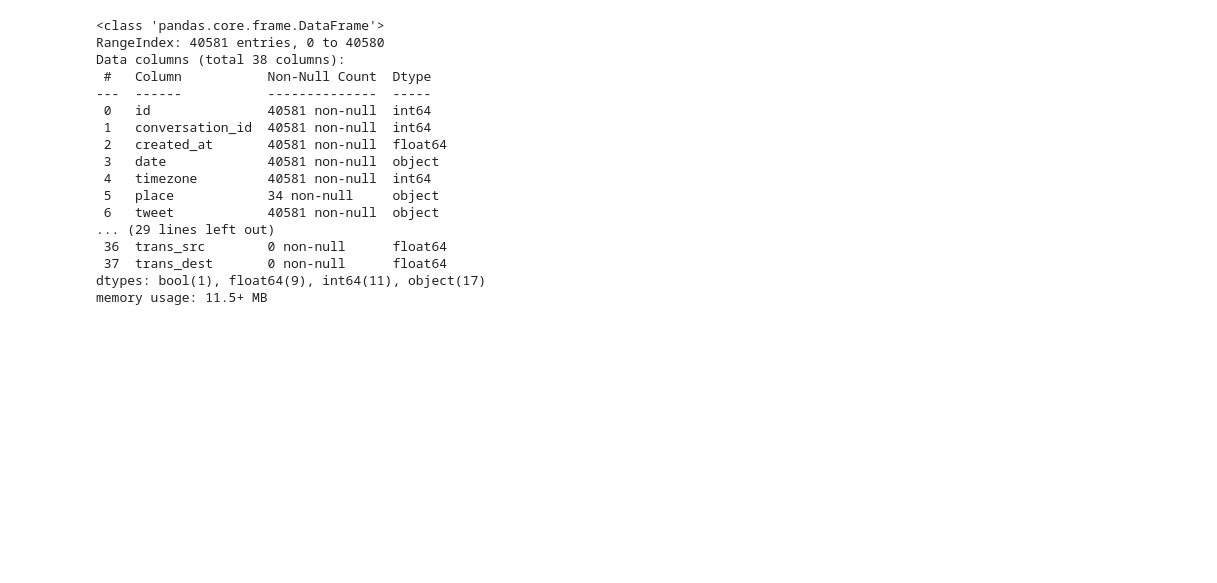
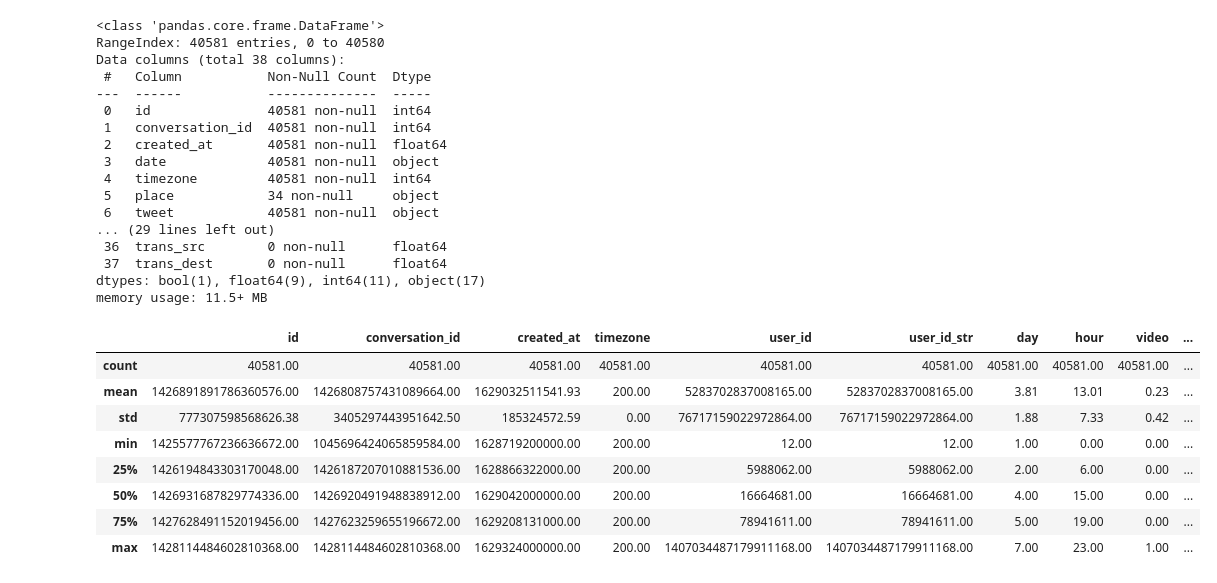
Before and after one commit to julianmelero/twitter-ai, a Jupyter notebook: Analysis/basic.ipynb, the cells around one changed output. Drawn from its saved outputs; the diff is of its cells as text; code cells hidden in the pictures; blank space fills up the shorter version.

```diff
--- a/Analysis/basic.ipynb
+++ b/Analysis/basic.ipynb
@@ -108,3 +131,15 @@ Data columns (total 38 columns):
  37  trans_dest       0 non-null      float64
 dtypes: bool(1), float64(9), int64(11), object(17)
 memory usage: 11.5+ MB
+# %%
+tweets.describe()
+# %% [output]
+|  | id | conversation_id | created_at | timezone | user_id | user_id_str | day | hour | video | ... |
+| count | 40581.00 | 40581.00 | 40581.00 | 40581.00 | 40581.00 | 40581.00 | 40581.00 | 40581.00 | 40581.00 | ... |
+| mean | 1426891891786360576.00 | 1426808757431089664.00 | 1629032511541.93 | 200.00 | 5283702837008165.00 | 5283702837008165.00 | 3.81 | 13.01 | 0.23 | ... |
+| std | 777307598568626.38 | 3405297443951642.50 | 185324572.59 | 0.00 | 76717159022972864.00 | 76717159022972864.00 | 1.88 | 7.33 | 0.42 | ... |
+| min | 1425577767236636672.00 | 1045696424065859584.00 | 1628719200000.00 | 200.00 | 12.00 | 12.00 | 1.00 | 0.00 | 0.00 | ... |
+| 25% | 1426194843303170048.00 | 1426187207010881536.00 | 1628866322000.00 | 200.00 | 5988062.00 | 5988062.00 | 2.00 | 6.00 | 0.00 | ... |
+| 50% | 1426931687829774336.00 | 1426920491948838912.00 | 1629042000000.00 | 200.00 | 16664681.00 | 16664681.00 | 4.00 | 15.00 | 0.00 | ... |
+| 75% | 1427628491152019456.00 | 1427623259655196672.00 | 1629208131000.00 | 200.00 | 78941611.00 | 78941611.00 | 5.00 | 19.00 | 0.00 | ... |
+| max | 1428114484602810368.00 | 1428114484602810368.00 | 1629324000000.00 | 200.00 | 1407034487179911168.00 | 1407034487179911168.00 | 7.00 | 23.00 | 1.00 | ... |
```
Also changed, not shown: parts of 2 cells of this notebook.
